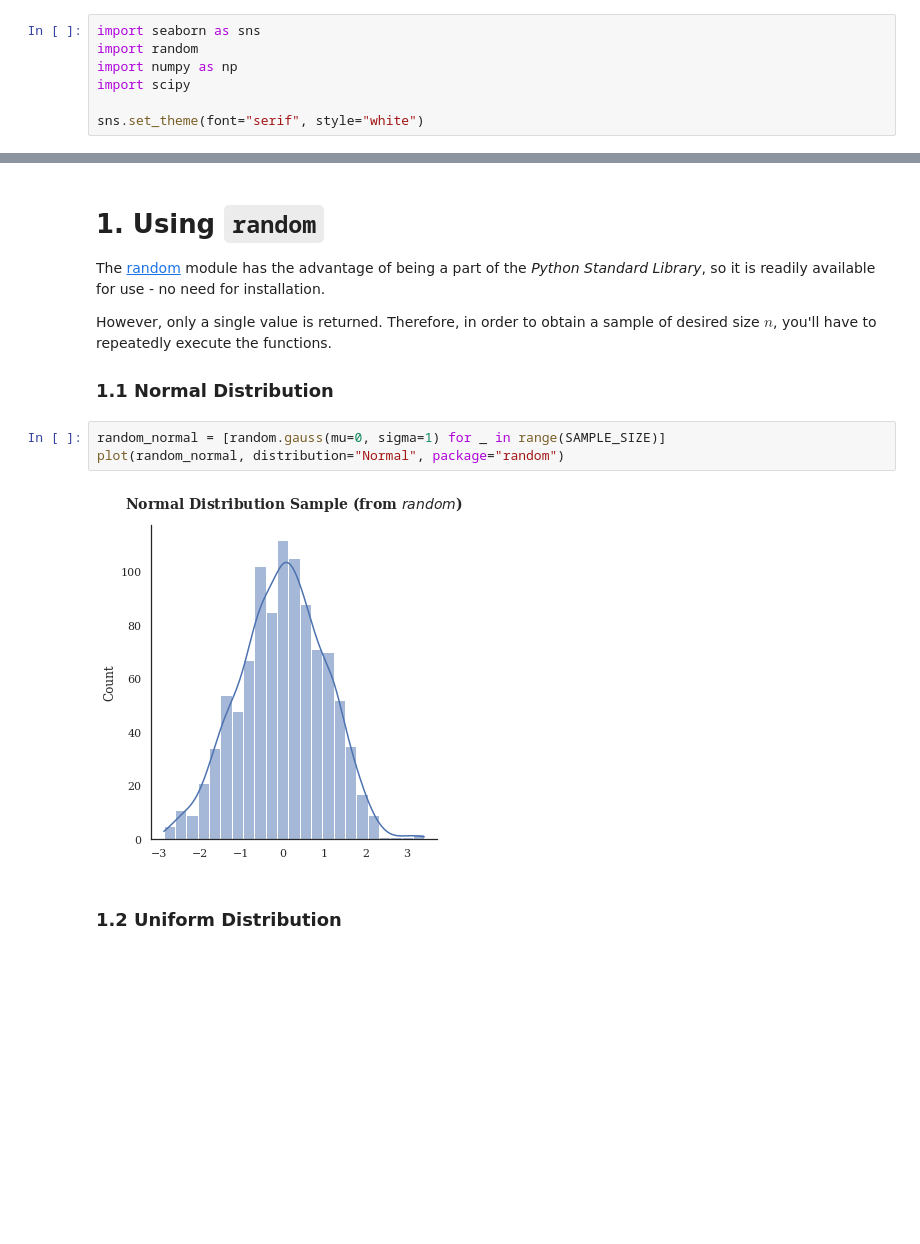
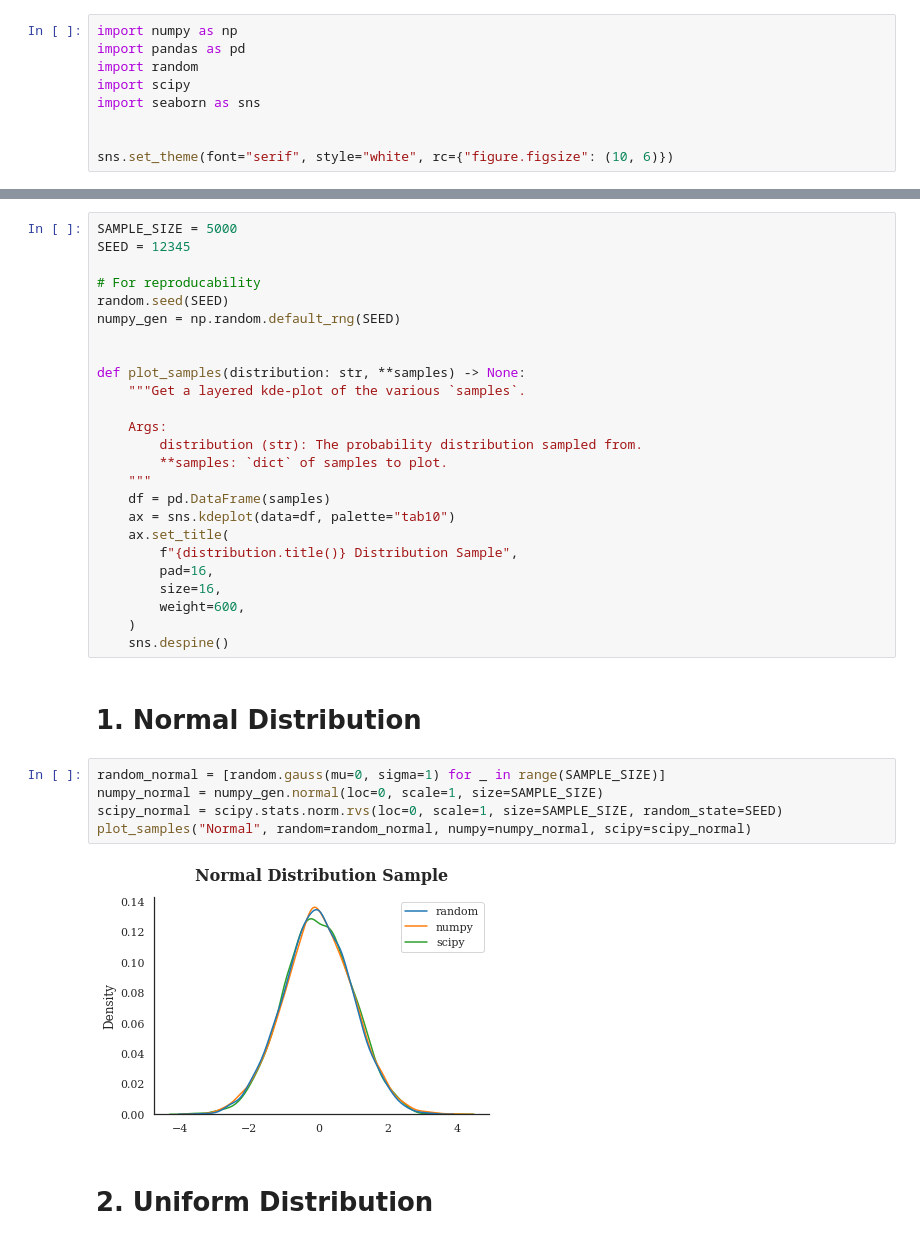
Before and after one commit to Tim-Abwao/blog-projects, a Jupyter notebook: sampling-from-probability-distributions/Probalility Distributions in Python.ipynb, the cells around one changed output, grey strips where cells are left out. Saved outputs shown, nothing was run; the diff lists cells and outputs as text; blank space fills up the shorter version.

Commit message:
Update 'Probalility Distributions in Python.ipynb'
Make content more concise.
Update links.
Organize headings by probability distribution instead of by tool.

```diff
--- a/sampling-from-probability-distributions/Probalility Distributions in Python.ipynb
+++ b/sampling-from-probability-distributions/Probalility Distributions in Python.ipynb
@@ -13,7 +36,9 @@ This notebook demonstrates 3 tools available to generate random samples from pro
 # %%
+import numpy as np
+import pandas as pd
+import random
+import scipy
 import seaborn as sns
-import random
-import numpy as np
-import scipy
 
-sns.set_theme(font="serif", style="white")
+
+sns.set_theme(font="serif", style="white", rc={"figure.figsize": (10, 6)})
@@ -44,18 +45,36 @@ def plot(data: Collection, distribution: str, package: str) -> None:
-# %% [markdown]
-# 1. Using `random`
-
-The [random][1] module has the advantage of being a part of the *Python Standard Library*, so it is readily available for use - no need for installation.
-
-However, only a single value is returned. Therefore, in order to obtain a sample of desired size $n$, you'll have to repeatedly execute the functions.
-
-[1]: https://docs.python.org/3/library/random.html#real-valued-distributions
-
-
-### 1.1 Normal Distribution
-# %%
-random_normal = [random.gauss(mu=0, sigma=1) for _ in range(SAMPLE_SIZE)]
-plot(random_normal, distribution="Normal", package="random")
-# %% [output]
-[figure, removed]
+# %%
+SAMPLE_SIZE = 5000
+SEED = 12345
+
+# For reproducability
+random.seed(SEED)
+numpy_gen = np.random.default_rng(SEED)
+
+
+def plot_samples(distribution: str, **samples) -> None:
+    """Get a layered kde-plot of the various `samples`.
+
+    Args:
+        distribution (str): The probability distribution sampled from.
+        **samples: `dict` of samples to plot.
+    """
+    df = pd.DataFrame(samples)
+    ax = sns.kdeplot(data=df, palette="tab10")
+    ax.set_title(
+        f"{distribution.title()} Distribution Sample",
+        pad=16,
+        size=16,
+        weight=600,
+    )
+    sns.despine()
+# %% [markdown]
+# 1. Normal Distribution
+# %%
+random_normal = [random.gauss(mu=0, sigma=1) for _ in range(SAMPLE_SIZE)]
+numpy_normal = numpy_gen.normal(loc=0, scale=1, size=SAMPLE_SIZE)
+scipy_normal = scipy.stats.norm.rvs(loc=0, scale=1, size=SAMPLE_SIZE, random_state=SEED)
+plot_samples("Normal", random=random_normal, numpy=numpy_normal, scipy=scipy_normal)
+# %% [output]
+[figure, added]
 # %% [markdown]
-### 1.2 Uniform Distribution
+# 2. Uniform Distribution
```
Also changed, not shown: parts of 26 cells of this notebook.
